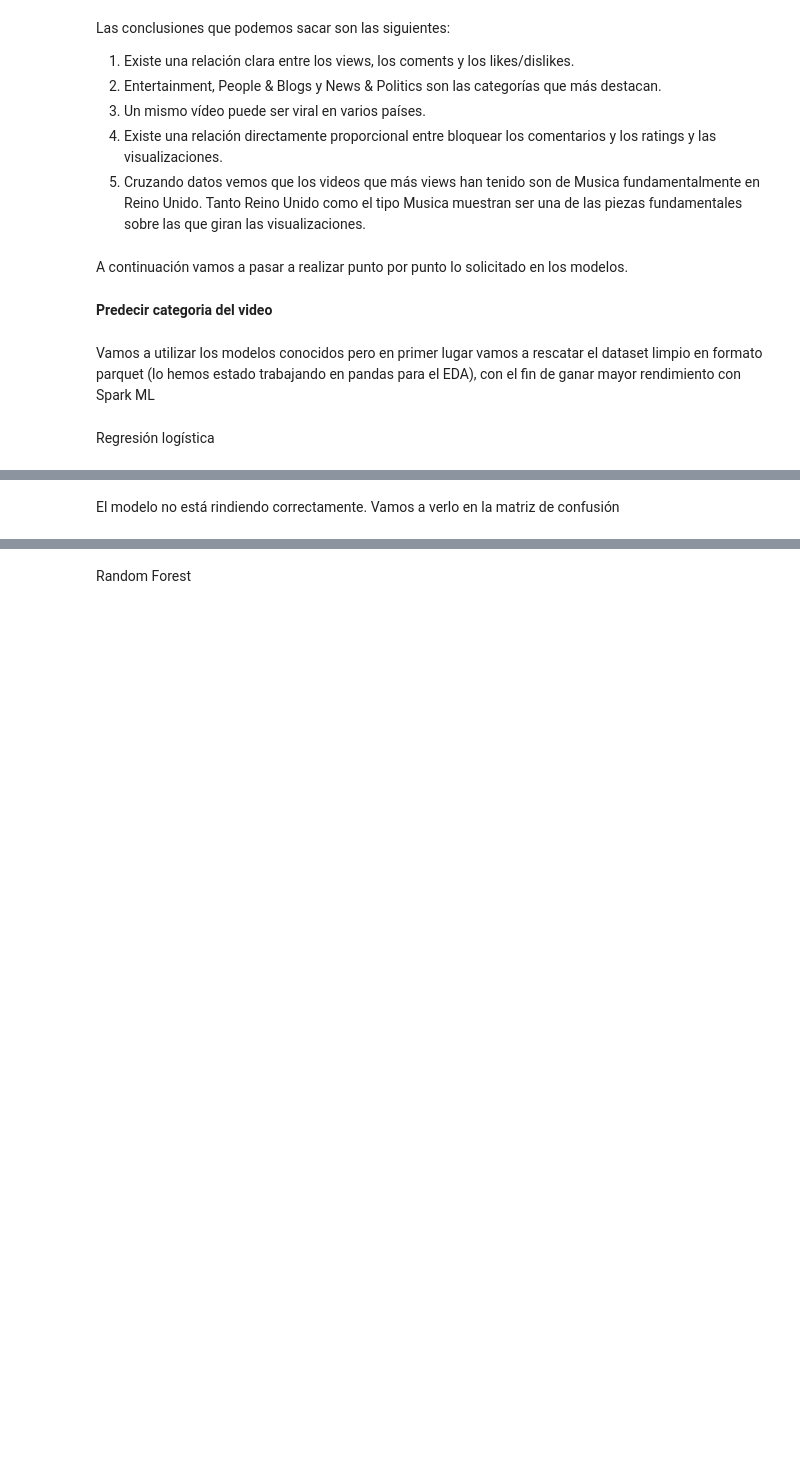
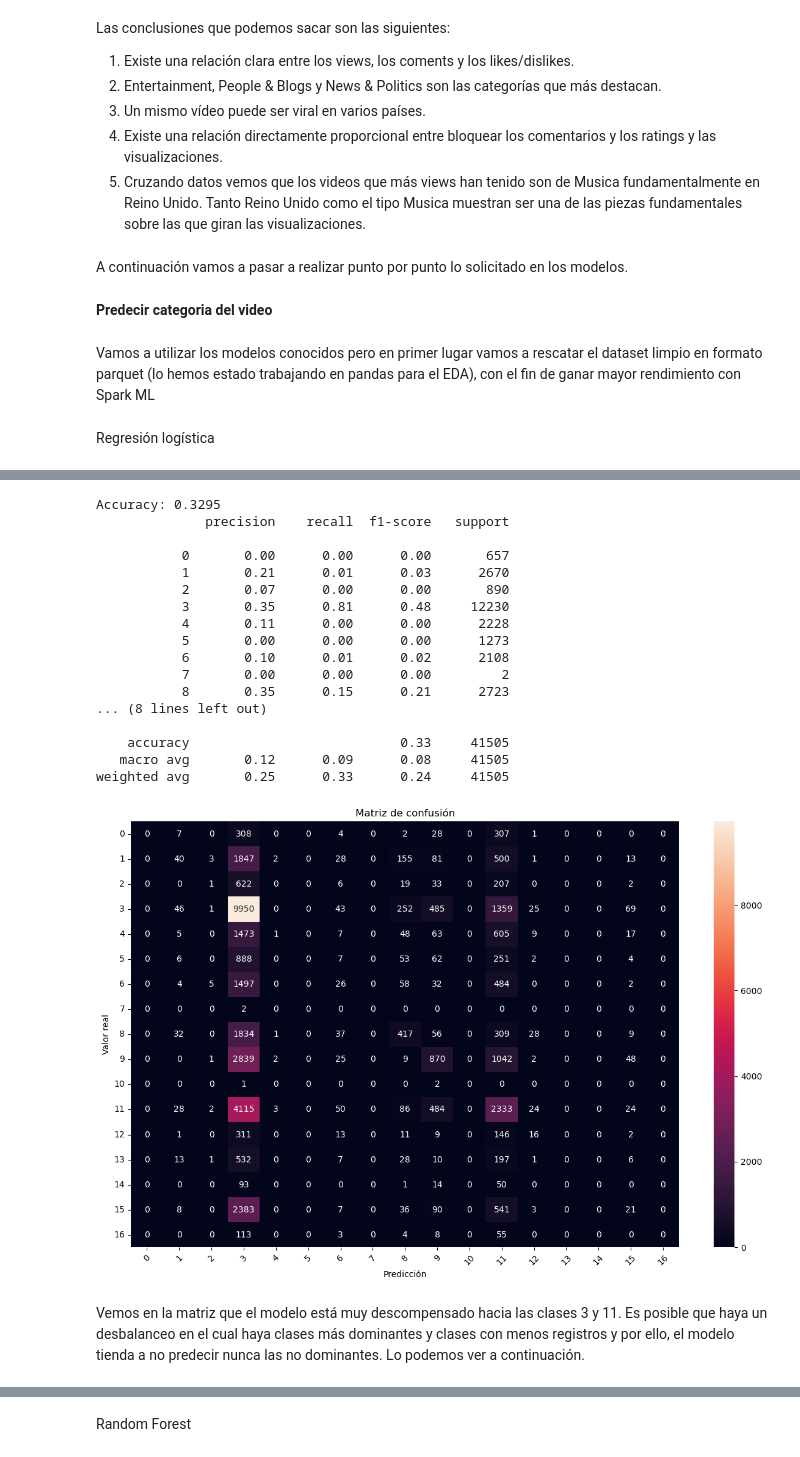
Before and after one commit to fernanditomartinez85/PRACTICA-FINAL-IA, a Jupyter notebook: exploratory_analysis.ipynb, the cells around one changed output, grey strips where cells are left out. Cells and saved outputs as stored; diff of their text form; code cells hidden in the pictures; blank space fills up the shorter version.

```diff
--- a/exploratory_analysis.ipynb
+++ b/exploratory_analysis.ipynb
@@ -546,4 +546,4 @@ Regresión logística
 # %%
 from sklearn.linear_model import LogisticRegression
 # %%
-lr = LogisticRegression(max_iter=4000, solver='saga', random_state=42)
+lr = LogisticRegression()
@@ -550,7 +552,9 @@ lr = LogisticRegression(max_iter=4000, solver='saga', random_state=42)
+# %%
+pipeline_num = Pipeline([('log', logaritmo),('scaler', scaler)])
 # %%
-preprocess_lr = ColumnTransformer(transformers=[("encoder", encoder, ["pais"]),
-                                                ("logaritmo", logaritmo, ["views", "likes", "dislikes", "dias_desde_publicacion"]),
-                                                ("scaler", scaler, ["views", "likes", "dislikes", "dias_desde_publicacion"])])
+preprocess_lr = ColumnTransformer(transformers=[
+    ("encoder", encoder, ["pais"]),
+    ("num_procesadas", pipeline_num, ["views", "likes", "dislikes", "dias_desde_publicacion"])])
 # %%
 Xtrain_listo_lr = preprocess_lr.fit_transform(Xtrain)
 Xtest_listo_lr = preprocess_lr.transform(Xtest)
@@ -562,2 +587,47 @@ pipeline_lr.fit(Xtrain, ytrain)#al aplicar anteriormente en preprocesamiento, ya
+# %%
+#Evaluación de la regresión logistica
+
+y_pred_lr = pipeline_lr.predict(Xtest)
+
+accuracy_lr = accuracy_score(ytest, y_pred_lr)
+print(f"Accuracy: {accuracy_lr:.4f}")
+
+print(classification_report(ytest, y_pred_lr, zero_division=0))
+
+cm = confusion_matrix(ytest, y_pred_lr)
+
+plt.figure(figsize=(12, 8))
+sns.heatmap(
+    cm,
+    annot=True,          # muestra los valores dentro de cada celda
+    fmt="d",            # formato entero
+    cbar=True           # barra de color
+)
+plt.title("Matriz de confusión")
+plt.xlabel("Predicción")
+plt.ylabel("Valor real")
+plt.xticks(rotation=45)
+plt.yticks(rotation=0)
+plt.tight_layout()
+plt.show()
+# %% [output]
+Accuracy: 0.3295
+              precision    recall  f1-score   support
+
+           0       0.00      0.00      0.00       657
+           1       0.21      0.01      0.03      2670
+           2       0.07      0.00      0.00       890
+           3       0.35      0.81      0.48     12230
+           4       0.11      0.00      0.00      2228
+           5       0.00      0.00      0.00      1273
+           6       0.10      0.01      0.02      2108
+           7       0.00      0.00      0.00         2
+           8       0.35      0.15      0.21      2723
+... (8 lines left out)
+
+    accuracy                           0.33     41505
+   macro avg       0.12      0.09      0.08     41505
+weighted avg       0.25      0.33      0.24     41505
+[figure, added]
 # %% [markdown]
-El modelo no está rindiendo correctamente. Vamos a verlo en la matriz de confusión
+Vemos en la matriz que el modelo está muy descompensado hacia las clases 3 y 11. Es posible que haya un desbalanceo en el cual haya clases más dominantes y clases con menos registros y por ello, el modelo tienda a no predecir nunca las no dominantes. Lo podemos ver a continuación.
```
Also changed, not shown: parts of 36 cells of this notebook.
